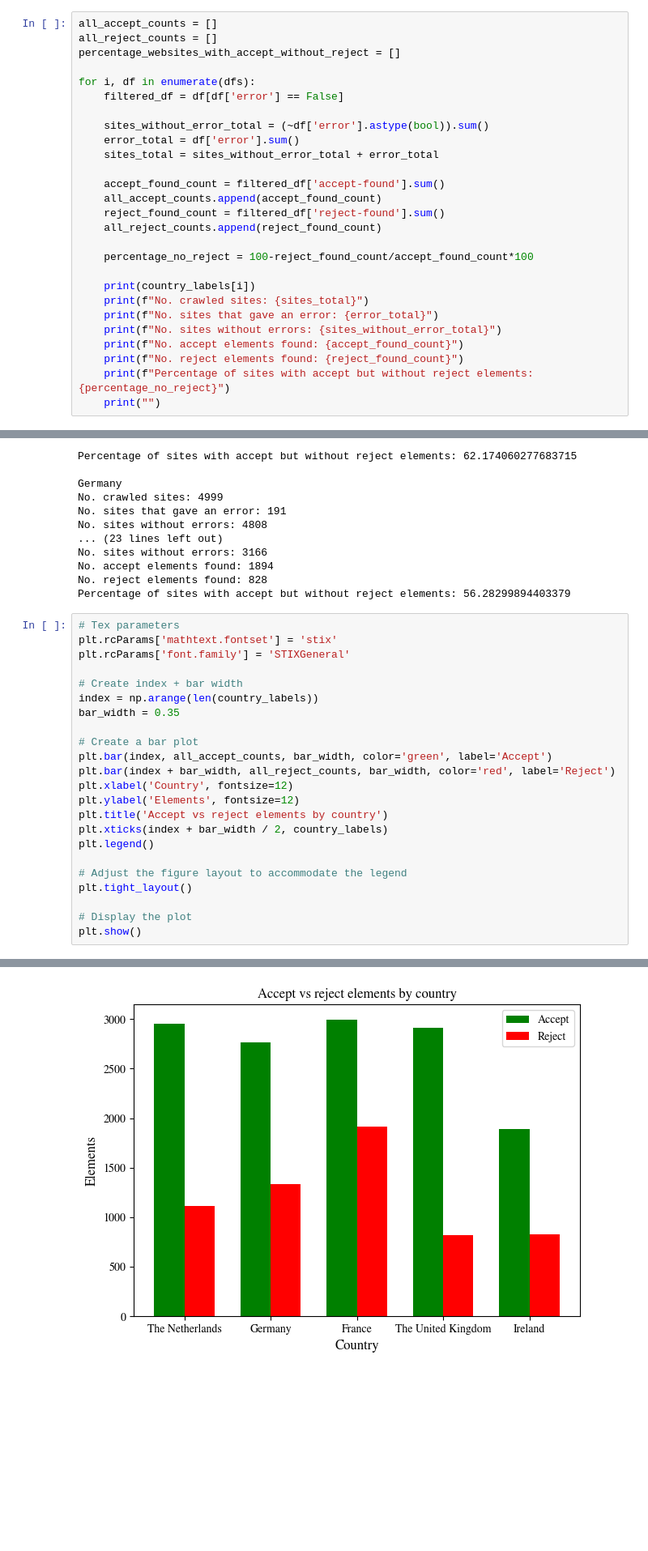
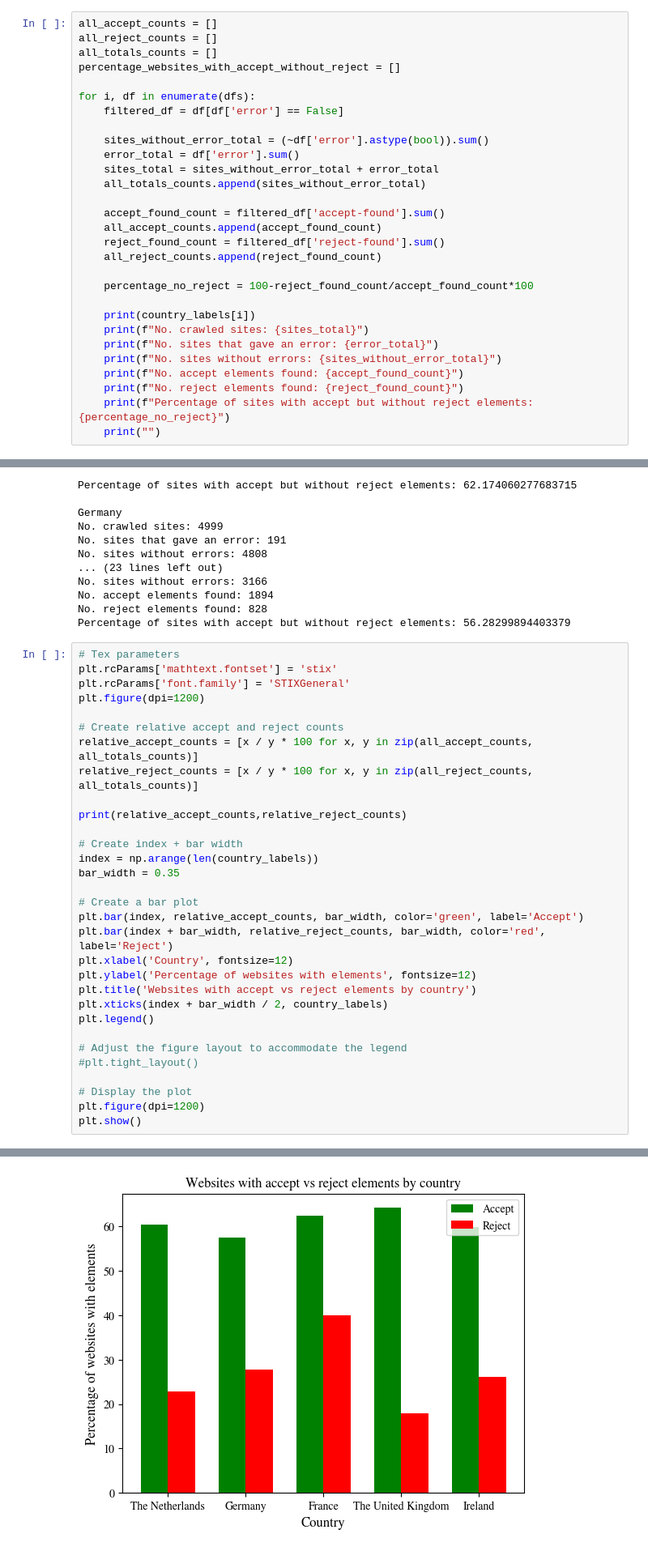
Before and after one commit to G1zm0K/bachelor-thesis, a Jupyter notebook: Data_analysis.ipynb, the cells around one changed output, grey strips where cells are left out. Shown at 81% size. Cells and saved outputs as stored; diff of their text form; blank space fills up the shorter version.

```diff
--- a/Data_analysis.ipynb
+++ b/Data_analysis.ipynb
@@ -66,6 +86,7 @@ Total reject found: 6016
 # %%
 all_accept_counts = []
 all_reject_counts = []
+all_totals_counts = []
 percentage_websites_with_accept_without_reject = []
 
 for i, df in enumerate(dfs):
@@ -74,6 +95,7 @@ for i, df in enumerate(dfs):
     sites_without_error_total = (~df['error'].astype(bool)).sum()
     error_total = df['error'].sum()
     sites_total = sites_without_error_total + error_total
+    all_totals_counts.append(sites_without_error_total)
 
     accept_found_count = filtered_df['accept-found'].sum()
     all_accept_counts.append(accept_found_count)
@@ -112,23 +134,31 @@ Percentage of sites with accept but without reject elements: 56.28299894403379
 # Tex parameters
 plt.rcParams['mathtext.fontset'] = 'stix'
 plt.rcParams['font.family'] = 'STIXGeneral'
+plt.figure(dpi=1200)
+
+# Create relative accept and reject counts
+relative_accept_counts = [x / y * 100 for x, y in zip(all_accept_counts, all_totals_counts)]
+relative_reject_counts = [x / y * 100 for x, y in zip(all_reject_counts, all_totals_counts)]
+
+print(relative_accept_counts,relative_reject_counts)
 
 # Create index + bar width
 index = np.arange(len(country_labels))
 bar_width = 0.35
 
 # Create a bar plot
-plt.bar(index, all_accept_counts, bar_width, color='green', label='Accept')
-plt.bar(index + bar_width, all_reject_counts, bar_width, color='red', label='Reject')
+plt.bar(index, relative_accept_counts, bar_width, color='green', label='Accept')
+plt.bar(index + bar_width, relative_reject_counts, bar_width, color='red', label='Reject')
 plt.xlabel('Country', fontsize=12)
-plt.ylabel('Elements', fontsize=12)
-plt.title('Accept vs reject elements by country')
+plt.ylabel('Percentage of websites with elements', fontsize=12)
+plt.title('Websites with accept vs reject elements by country')
 plt.xticks(index + bar_width / 2, country_labels)
 plt.legend()
 
 # Adjust the figure layout to accommodate the legend
-plt.tight_layout()
+#plt.tight_layout()
 
 # Display the plot
+plt.figure(dpi=1200)
 plt.show()
 # %% [output]
@@ -135 +166 @@ plt.show()
-[figure, old version]
+[figure, new version]
```
Also changed, not shown: parts of 14 cells of this notebook.
